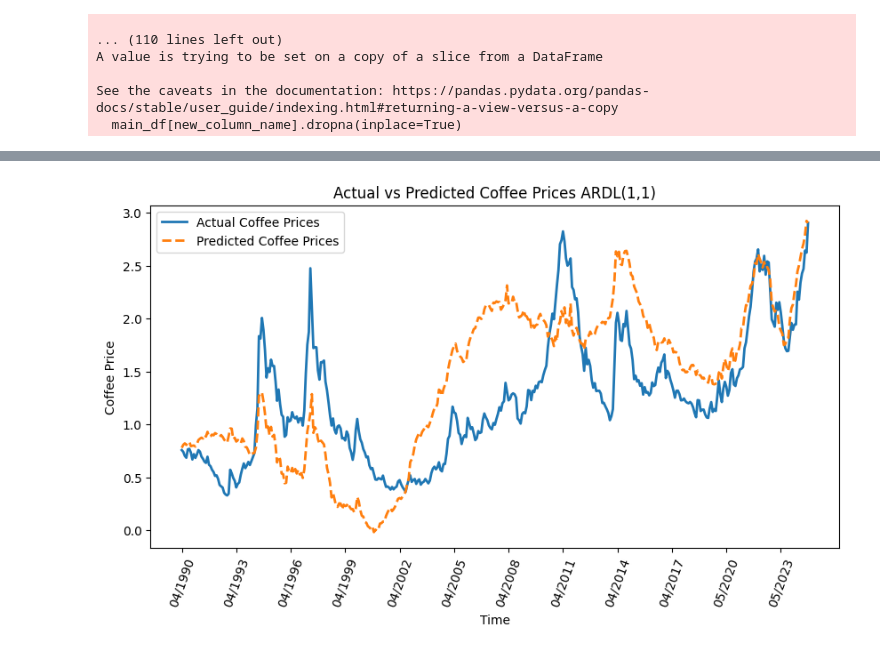
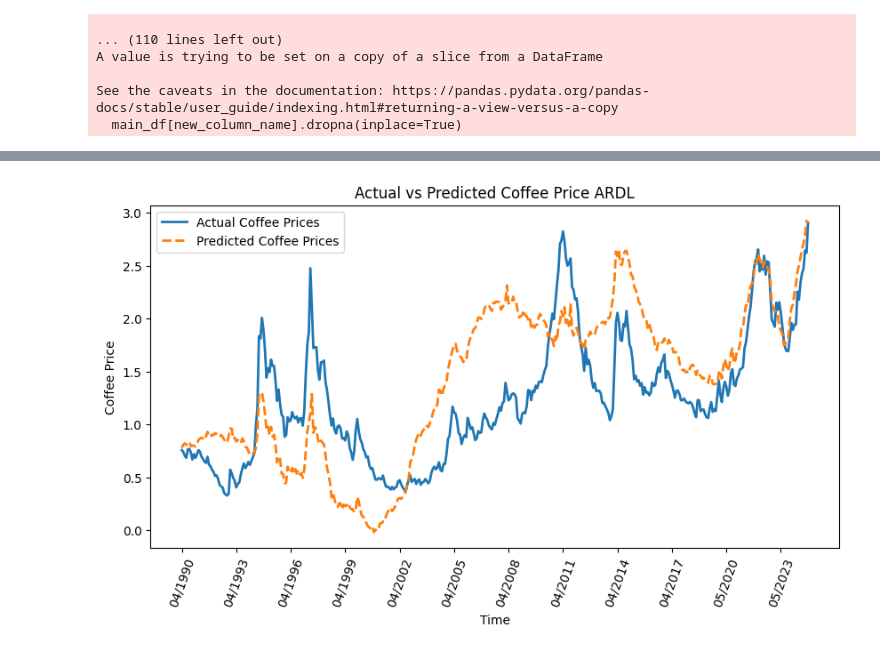
Before and after one commit to NicolasMSalas/eco395m_ml_coffee_trees, a Jupyter notebook: code/arima.ipynb, the cells around one changed output, grey strips where cells are left out. Saved outputs shown, nothing was run; the diff lists cells and outputs as text; code cells hidden in the pictures.

```diff
--- a/code/arima.ipynb
+++ b/code/arima.ipynb
@@ -330,24 +332,24 @@ strong multicollinearity problems or that the design matrix is singular.
 # %%
 plt.figure(figsize=(10, 5))
 
 plt.plot(returns_aligned.index, cumulative_actual + 0.758300,
          label="Actual Coffee Prices", linewidth=2)
 
 plt.plot(returns_aligned.index, cumulative_predicted + 0.758300,
          label="Predicted Coffee Prices", linestyle="dashed", linewidth=2)
 
 plt.legend()
 
 tick_interval = 36
 plt.xticks(range(0, len(returns_aligned), tick_interval), rotation=70)
 
 plt.xlabel("Time")
 plt.ylabel("Coffee Price")
-plt.title("Actual vs Predicted Coffee Prices ARDL(1,1)")
+plt.title("Actual vs Predicted Coffee Price ARDL")
 
 plt.show()
 # %% [output]
-[figure, old version]
+[figure, new version]
 # %%
 print(f'Train MSE: {train_mse}')
 print(f'Test MSE: {test_mse}')
```
Also changed, not shown: parts of 7 cells of this notebook.
